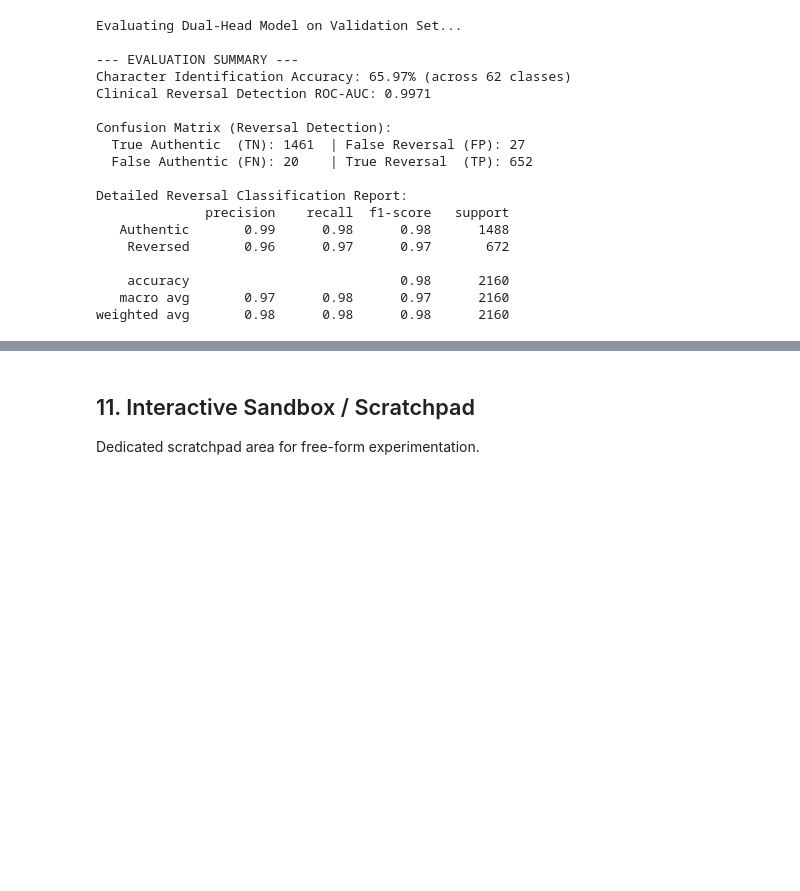
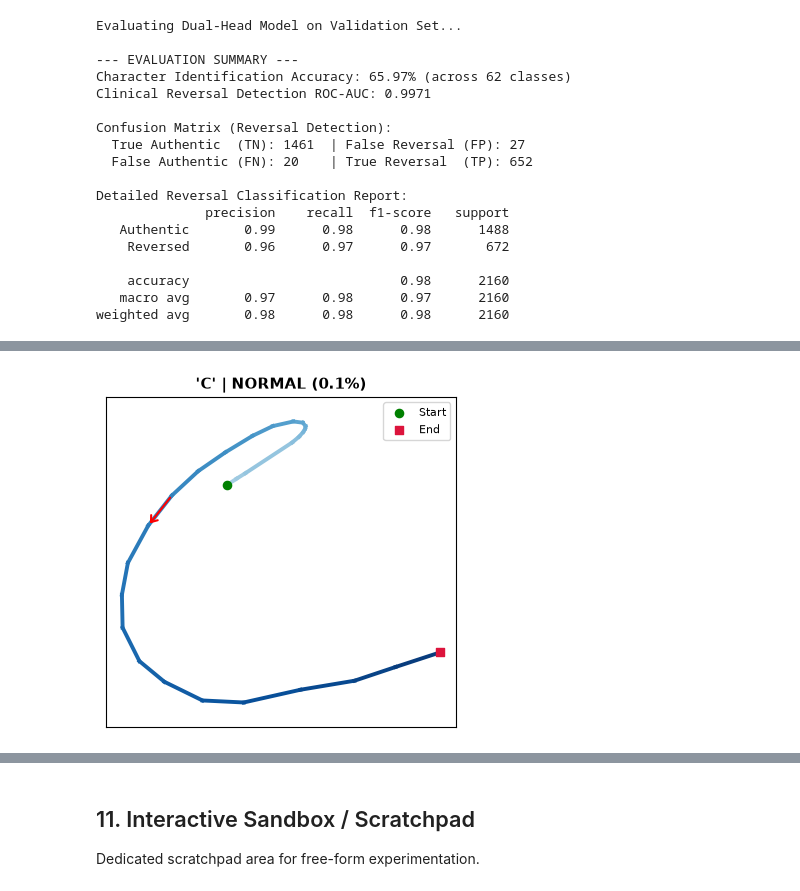
Before and after one commit to AkuraDiary/somethinginmyeye, a Jupyter notebook: playground.ipynb, the cells around one changed output, grey strips where cells are left out. Drawn from its saved outputs; the diff is of its cells as text; code cells hidden in the pictures; blank space fills up the shorter version.

Commit message:
first iteration on reversal classifier

```diff
--- a/playground.ipynb
+++ b/playground.ipynb
@@ -871,0 +880,89 @@ weighted avg       0.98      0.98      0.98      2160
+# %%
+import os
+import sys
+import numpy as np
+import pandas as pd
+import matplotlib.pyplot as plt
+import onnxruntime as ort
+
+MODEL_ONNX_PATH = 'scratch/dual_head_reversal.onnx'
+
+VOCABULARY = (
+    [chr(i) for i in range(ord('a'), ord('z') + 1)] +
+    [chr(i) for i in range(ord('A'), ord('Z') + 1)] +
+    [str(d) for d in range(10)]
+)
+
+def test_stroke_csv(csv_path: str, title: str = 'Stroke Sample'):
+    """Loads a CSV recording, evaluates ONNX dual-head model, and displays diagnostics."""
+    if not os.path.exists(csv_path):
+        print(f'File not found: {csv_path}')
+        return
+
+    df = pd.read_csv(csv_path)
+    touching = df['touching'].values if 'touching' in df.columns else np.ones(len(df))
+    time_vals = df['time'].values if 'time' in df.columns else np.arange(len(df))
+
+    strokes, curr = [], []
+    for i in range(len(df)):
+        if touching[i] == 1:
+            if curr and i > 0 and (time_vals[i] - time_vals[i-1]) > 80.0:
+                if len(curr) >= 2: strokes.append(curr)
+                curr = []
+            curr.append((float(df['x'].iloc[i]), float(df['y'].iloc[i])))
+        else:
+            if len(curr) >= 2: strokes.append(curr)
+            curr = []
+    if len(curr) >= 2: strokes.append(curr)
+
+    # Arc-length resampling & feature extraction
+    res = resample_and_normalize_sample({'strokes': strokes})
+    feats = extract_reversal_kinematic_features(res)
+    input_tensor = np.expand_dims(feats, axis=0)
+
+    # ONNX inference
+    session = ort.InferenceSession(MODEL_ONNX_PATH)
+    input_name = session.get_inputs()[0].name
+    ort_outs = session.run(None, {input_name: input_tensor})
+
+    char_probs, rev_prob = (ort_outs[0][0], float(ort_outs[1][0][0])) if ort_outs[0].shape[-1] == 62 else (ort_outs[1][0], float(ort_outs[0][0][0]))
+    top3_idx = np.argsort(char_probs)[::-1][:3]
+    top3 = [(VOCABULARY[i], float(char_probs[i])) for i in top3_idx]
+    is_rev = rev_prob >= 0.50
+
+    print(f'--- INFERENCE: {title} ---')
+    print(f'Top Candidates: ' + ', '.join([f'{c}: {p*100:.1f}%' for c, p in top3]))
+    print(f'Reversal Probability: {rev_prob*100:.2f}% | Status: {"[REVERSED]" if is_rev else "[CANONICAL NORMAL]"}')
+
+    # Trajectory Plot
+    fig, ax = plt.subplots(figsize=(3.8, 3.8))
+    cmap = plt.get_cmap('Oranges' if is_rev else 'Blues')
+    total_pts = sum(len(s) for s in strokes)
+    pt_counter = 0
+    for s_idx, s in enumerate(strokes):
+        xs, ys = [p[0] for p in s], [p[1] for p in s]
+        for i in range(len(s) - 1):
+            t = (pt_counter + i) / max(total_pts - 1, 1)
+            ax.plot([xs[i], xs[i+1]], [ys[i], ys[i+1]], color=cmap(0.35 + 0.65 * t), lw=2.8)
+            if len(s) >= 4 and i == len(s) // 2:
+                ax.annotate('', xy=(xs[i+1], ys[i+1]), xytext=(xs[i], ys[i]),
+                            arrowprops=dict(arrowstyle="->,head_length=0.4,head_width=0.3", color='red', lw=1.5))
+        ax.scatter(xs[0], ys[0], color='green', s=35, zorder=5, label='Start' if s_idx == 0 else "")
+        ax.scatter(xs[-1], ys[-1], color='crimson', s=35, marker='s', zorder=5, label='End' if s_idx == 0 else "")
+        pt_counter += len(s)
+
+    status_lbl = 'REVERSED' if is_rev else 'NORMAL'
+    ax.set_title(f"'{top3[0][0]}' | {status_lbl} ({rev_prob*100:.1f}%)", fontsize=11, fontweight='bold')
+    ax.set_aspect('equal', adjustable='datalim')
+    ax.invert_yaxis()
+    ax.grid(True, linestyle='--', alpha=0.3)
+    ax.set_xticks([]); ax.set_yticks([])
+    ax.legend(loc='upper right', fontsize=8)
+    plt.tight_layout()
+    plt.show()
+
+# Test on local tablet recording
+test_stroke_csv('datasets/Train_normal_C_Seta_1787842835503_1787842835.csv', 'Authentic Letter C')
+test_stroke_csv('sample/sample_dyslexia.csv', 'Sample Dyslexia')
+test_stroke_csv('sample/sample_normal.csv', 'Sample Normal')
+# %% [output]
@@ -871,0 +972 @@ weighted avg       0.98      0.98      0.98      2160
+[figure, added]
```
Also changed, not shown: parts of 2 cells of this notebook, 8 other files.
